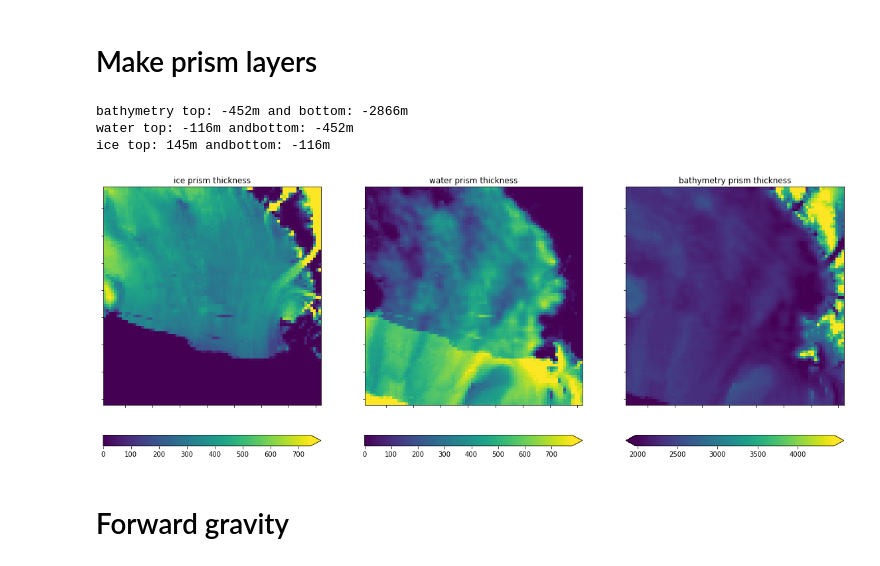
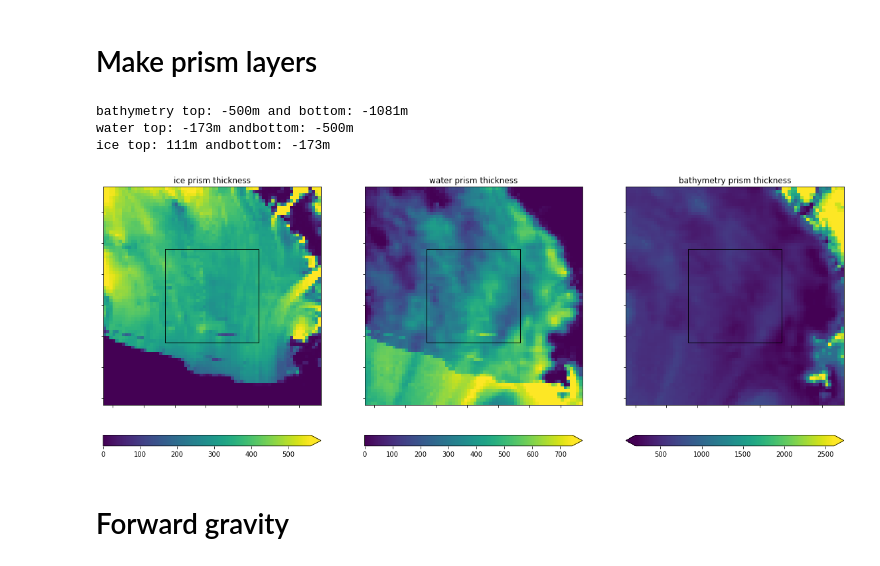
Before and after one commit to mdtanker/RIS_gravity_inversion, a Jupyter notebook: RIS_inversion.ipynb, the cells around one changed output. Saved outputs shown, nothing was run; the diff lists cells and outputs as text; code cells hidden in the pictures.

```diff
--- a/RIS_inversion.ipynb
+++ b/RIS_inversion.ipynb
@@ -151,16 +120,17 @@ bathymetry control points:8287288
 # %%
 inv.grids_to_prism_layers(
     layers,
     plot=True,
     # plot_region=inv_reg,
     plot_type='2D',
     buffer_region = buffer_reg,
+    inversion_region = inv_reg,
     )
 # %% [output]
-bathymetry top: -452m and bottom: -2866m
-water top: -116m andbottom: -452m
-ice top: 145m andbottom: -116m
+bathymetry top: -500m and bottom: -1081m
+water top: -173m andbottom: -500m
+ice top: 111m andbottom: -173m
-[figure, old version]
+[figure, new version]
 # %% [markdown]
 # Forward gravity
 # %%
```
Also changed, not shown: parts of 12 cells of this notebook, 3 other files.
